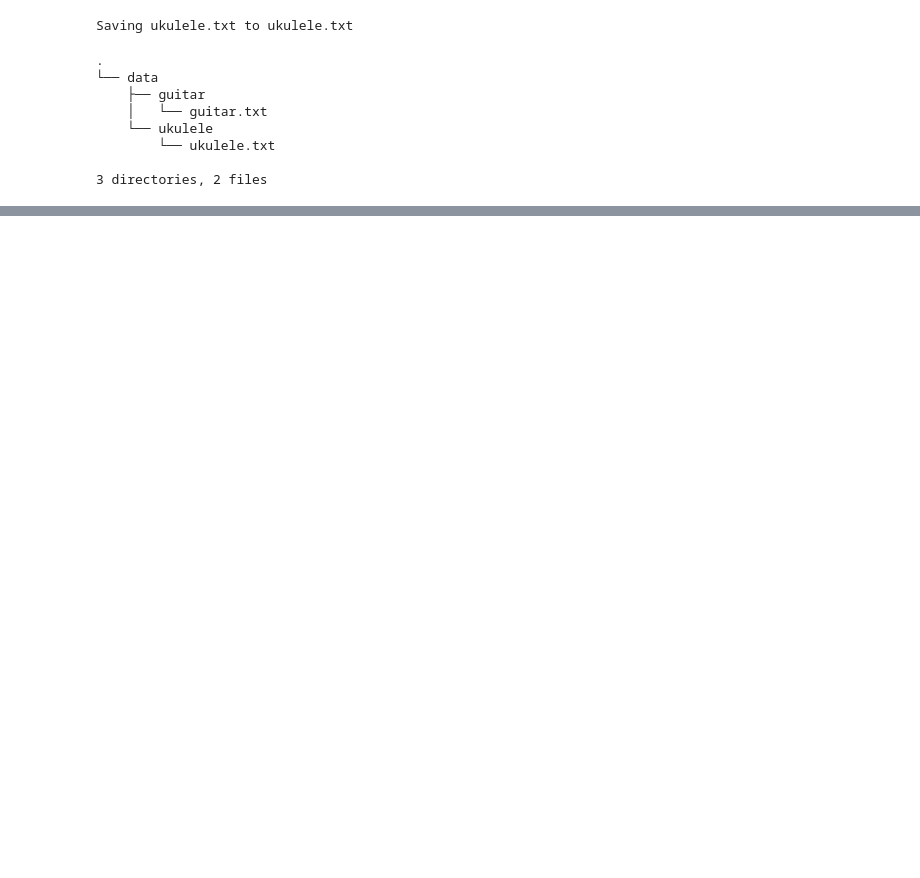
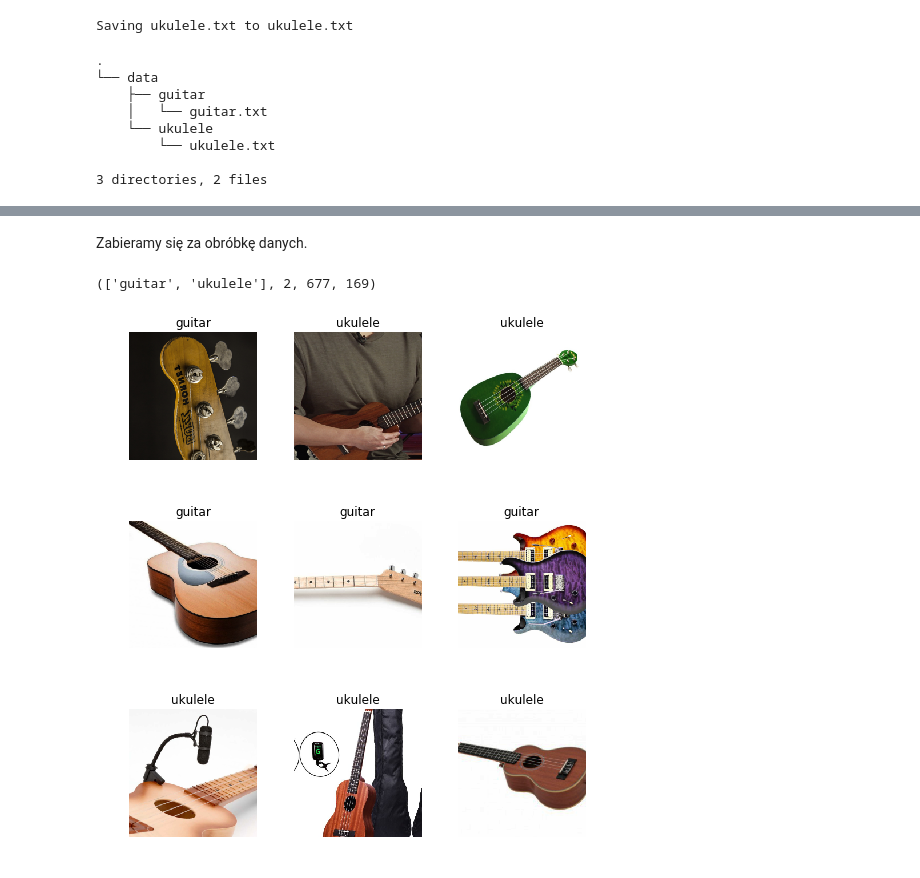
Before and after one commit to gorniakowski/fast_ai, a Jupyter notebook: ukuleleai.ipynb, the cells around one changed output, grey strips where cells are left out. Cells and saved outputs as stored; diff of their text form; code cells hidden in the pictures; blank space fills up the shorter version.

Commit message:
more work on data

```diff
--- a/ukuleleai.ipynb
+++ b/ukuleleai.ipynb
@@ -65,0 +149,12 @@ Saving ukulele.txt to ukulele.txt
+# %% [markdown]
+Zabieramy się za obróbkę danych.
+# %%
+np.random.seed(666) #tymczasowo robimy liczby nielosowe, żeby model pracował na tych samych grupach danych
+data = ImageDataBunch.from_folder('data/', valid_pct=0.2, ds_tfms=get_transforms(), size=224, num_workers=4).normalize(imagenet_stats)
+# %%
+data.classes
+data.show_batch(rows=3, figsize=(7,8))
+data.classes, data.c, len(data.train_ds), len(data.valid_ds)
+# %% [output]
+(['guitar', 'ukulele'], 2, 677, 169)
+[figure, added]
```
Also changed, not shown: parts of 11 cells of this notebook.
